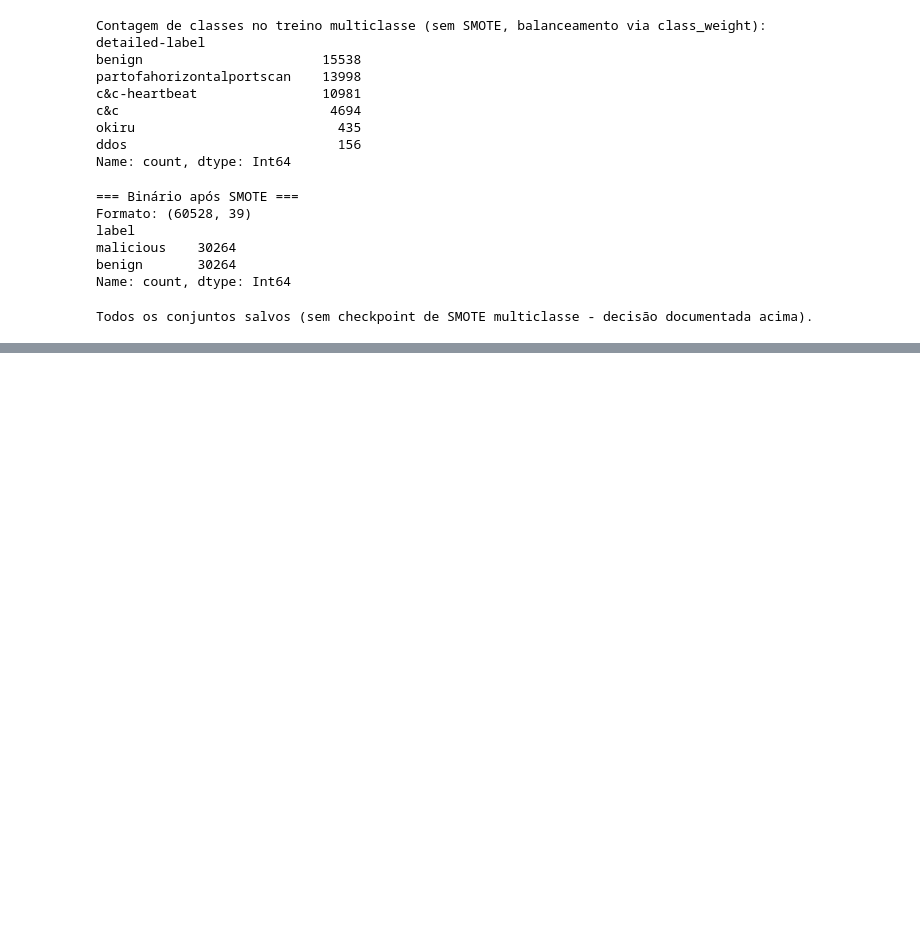
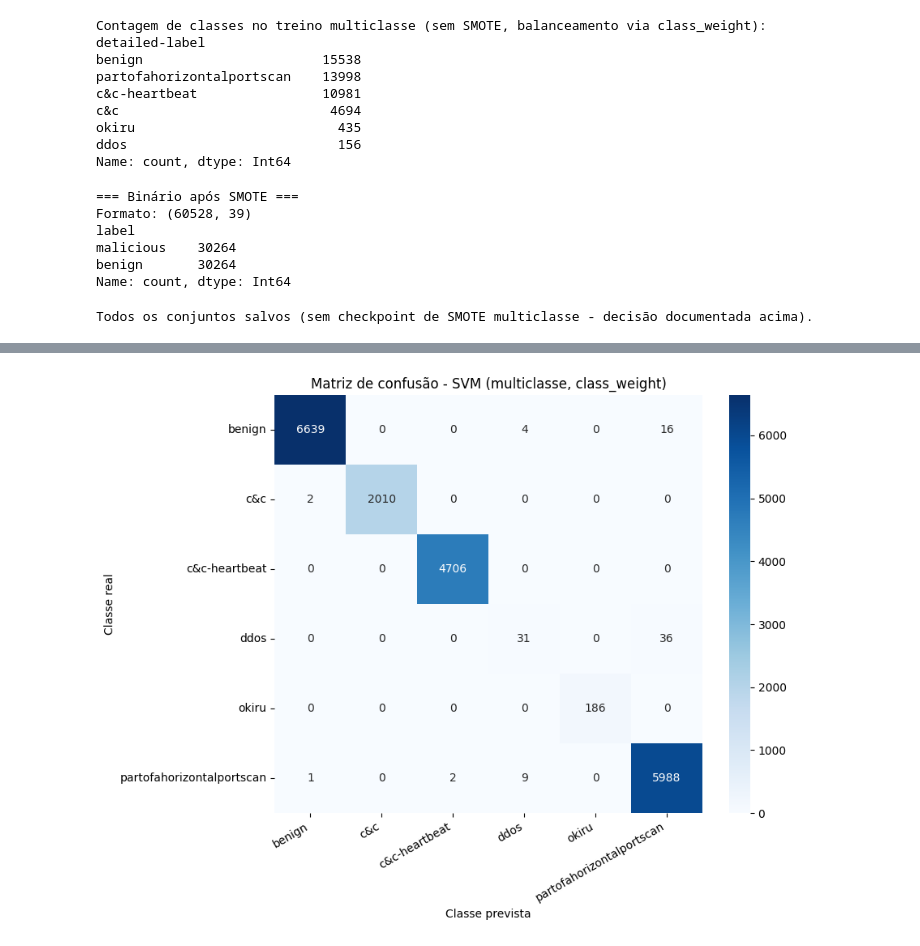
Before and after one commit to muriloklein/tcc, a Jupyter notebook: notebooks/tcc.ipynb, the cells around one changed output, grey strips where cells are left out. Drawn from its saved outputs; the diff is of its cells as text; code cells hidden in the pictures; blank space fills up the shorter version.

Commit message:
feat: implementa e avalia RF, SVM e Árvore de Decisão

```diff
--- a/notebooks/tcc.ipynb
+++ b/notebooks/tcc.ipynb
@@ -902,0 +994,18 @@ dtype: float64
+# %%
+# SVM multiclasse - dados originais + class_weight='balanced'
+# (sem SMOTE, mesma decisão do RF multiclasse: okiru e ddos são pequenas demais para sintetizar exemplos com confiança)
+svm_multi_cw = SVC(
+    kernel="rbf",
+    class_weight="balanced",
+    random_state=42
+)
+
+inicio = time.time()
+svm_multi_cw.fit(X_treino_norm, y_multi_treino)
+tempo_treino_svm_multi = time.time() - inicio
+
+y_pred_svm_multi = svm_multi_cw.predict(X_teste_norm)
+
+print(f"Tempo de treino: {tempo_treino_svm_multi:.2f}s")
+print("\n=== SVM (multiclasse) - class_weight ===")
+print(classification_report(y_multi_teste, y_pred_svm_multi))
@@ -902,0 +1028,18 @@ dtype: float64
+# %%
+# Matriz de confusão - SVM multiclasse
+matriz_confusao_svm = confusion_matrix(y_multi_teste, y_pred_svm_multi, labels=svm_multi_cw.classes_)
+
+plt.figure(figsize=(9, 7))
+sns.heatmap(
+    matriz_confusao_svm, annot=True, fmt="d", cmap="Blues",
+    xticklabels=svm_multi_cw.classes_, yticklabels=svm_multi_cw.classes_
+)
+plt.title("Matriz de confusão - SVM (multiclasse, class_weight)")
+plt.xlabel("Classe prevista")
+plt.ylabel("Classe real")
+plt.xticks(rotation=30, ha="right")
+plt.tight_layout()
+plt.savefig(os.path.join(FIGURAS_DIR, "matriz_confusao_svm_multiclasse.png"), dpi=300, bbox_inches="tight")
+plt.show()
+# %% [output]
+[figure, added]
```
Also changed, not shown: parts of 16 cells of this notebook, 1 other file.
